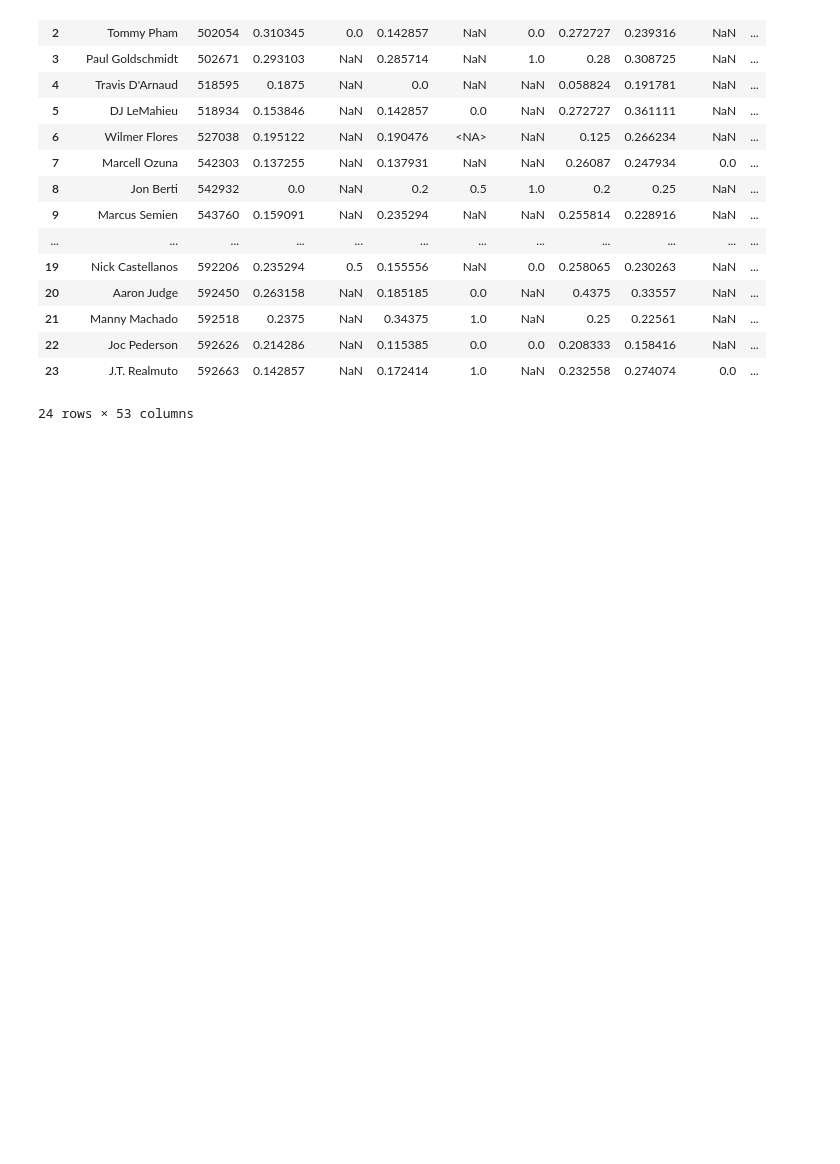
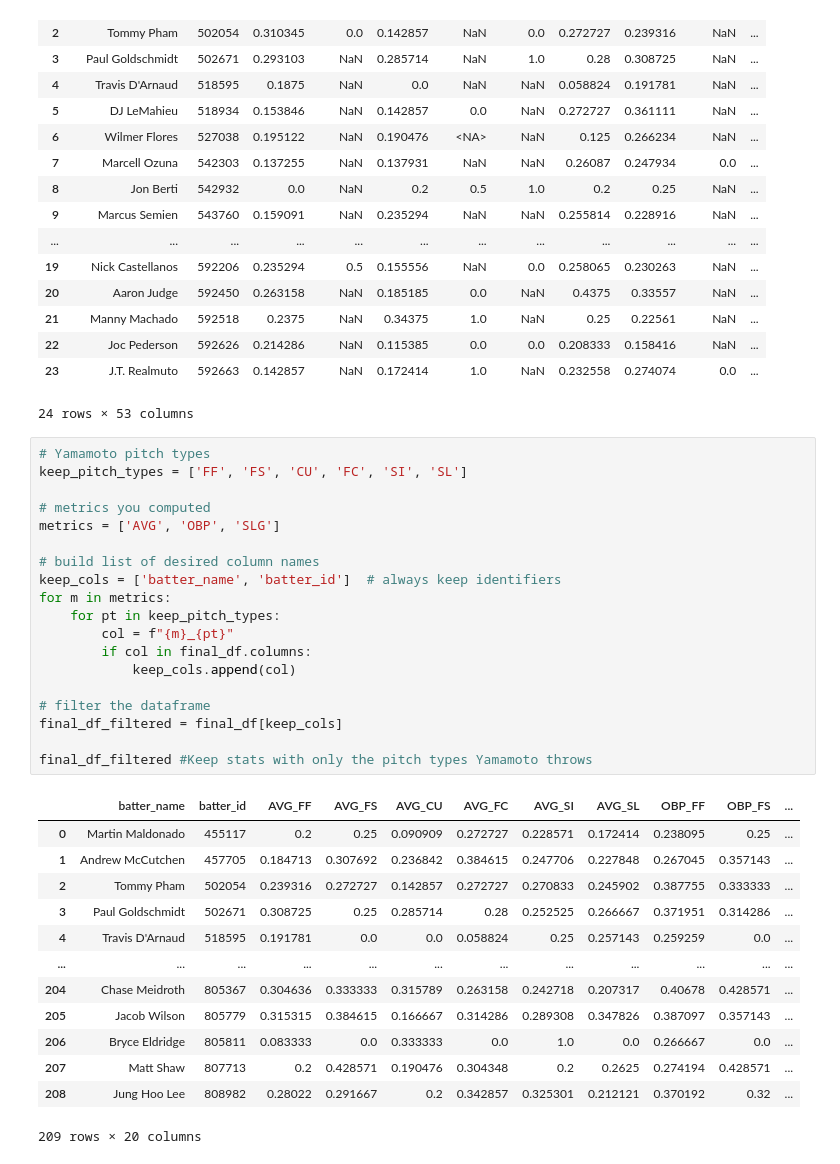
Before and after one commit to rigog27/PIC16B_Baseball, a Jupyter notebook: yama_pitching_data (1).ipynb, the cells around one changed output. Saved outputs shown, nothing was run; the diff lists cells and outputs as text; blank space fills up the shorter version.

```diff
--- a/yama_pitching_data (1).ipynb
+++ b/yama_pitching_data (1).ipynb
@@ -233,3 +233,36 @@ final_df[:24]
 | 22 | Joc Pederson | 592626 | 0.214286 | NaN | 0.115385 | 0.0 | 0.0 | 0.208333 | 0.158416 | NaN | ... |
 | 23 | J.T. Realmuto | 592663 | 0.142857 | NaN | 0.172414 | 1.0 | NaN | 0.232558 | 0.274074 | 0.0 | ... |
 24 rows × 53 columns
+# %%
+# Yamamoto pitch types
+keep_pitch_types = ['FF', 'FS', 'CU', 'FC', 'SI', 'SL']
+
+# metrics you computed
+metrics = ['AVG', 'OBP', 'SLG']
+
+# build list of desired column names
+keep_cols = ['batter_name', 'batter_id']  # always keep identifiers
+for m in metrics:
+    for pt in keep_pitch_types:
+        col = f"{m}_{pt}"
+        if col in final_df.columns:
+            keep_cols.append(col)
+
+# filter the dataframe
+final_df_filtered = final_df[keep_cols]
+
+final_df_filtered #Keep stats with only the pitch types Yamamoto throws
+# %% [output]
+|  | batter_name | batter_id | AVG_FF | AVG_FS | AVG_CU | AVG_FC | AVG_SI | AVG_SL | OBP_FF | OBP_FS | ... |
+| 0 | Martin Maldonado | 455117 | 0.2 | 0.25 | 0.090909 | 0.272727 | 0.228571 | 0.172414 | 0.238095 | 0.25 | ... |
+| 1 | Andrew McCutchen | 457705 | 0.184713 | 0.307692 | 0.236842 | 0.384615 | 0.247706 | 0.227848 | 0.267045 | 0.357143 | ... |
+| 2 | Tommy Pham | 502054 | 0.239316 | 0.272727 | 0.142857 | 0.272727 | 0.270833 | 0.245902 | 0.387755 | 0.333333 | ... |
+| 3 | Paul Goldschmidt | 502671 | 0.308725 | 0.25 | 0.285714 | 0.28 | 0.252525 | 0.266667 | 0.371951 | 0.314286 | ... |
+| 4 | Travis D'Arnaud | 518595 | 0.191781 | 0.0 | 0.0 | 0.058824 | 0.25 | 0.257143 | 0.259259 | 0.0 | ... |
+| ... | ... | ... | ... | ... | ... | ... | ... | ... | ... | ... | ... |
+| 204 | Chase Meidroth | 805367 | 0.304636 | 0.333333 | 0.315789 | 0.263158 | 0.242718 | 0.207317 | 0.40678 | 0.428571 | ... |
+| 205 | Jacob Wilson | 805779 | 0.315315 | 0.384615 | 0.166667 | 0.314286 | 0.289308 | 0.347826 | 0.387097 | 0.357143 | ... |
+| 206 | Bryce Eldridge | 805811 | 0.083333 | 0.0 | 0.333333 | 0.0 | 1.0 | 0.0 | 0.266667 | 0.0 | ... |
+| 207 | Matt Shaw | 807713 | 0.2 | 0.428571 | 0.190476 | 0.304348 | 0.2 | 0.2625 | 0.274194 | 0.428571 | ... |
+| 208 | Jung Hoo Lee | 808982 | 0.28022 | 0.291667 | 0.2 | 0.342857 | 0.325301 | 0.212121 | 0.370192 | 0.32 | ... |
+209 rows × 20 columns
```
